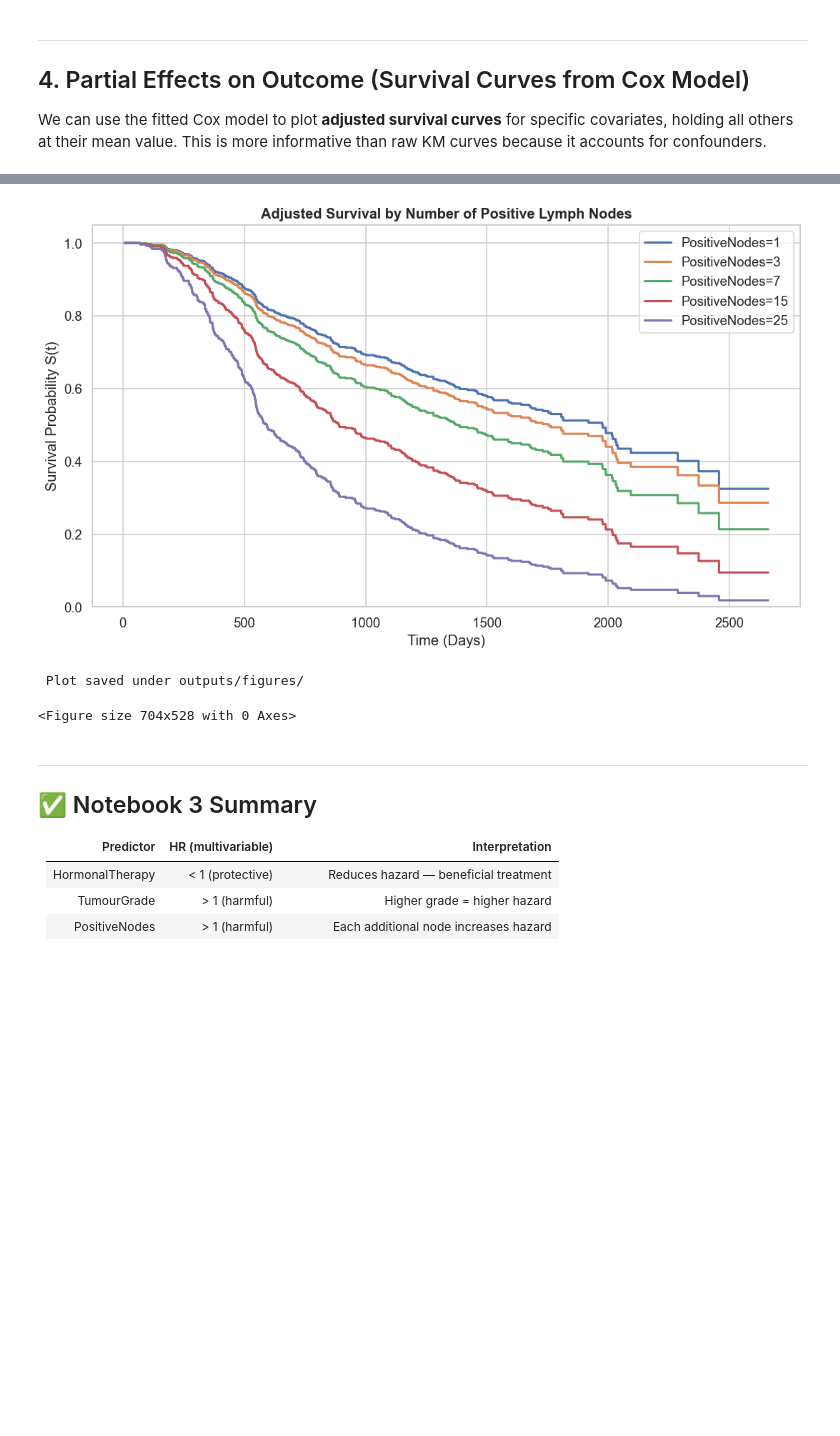
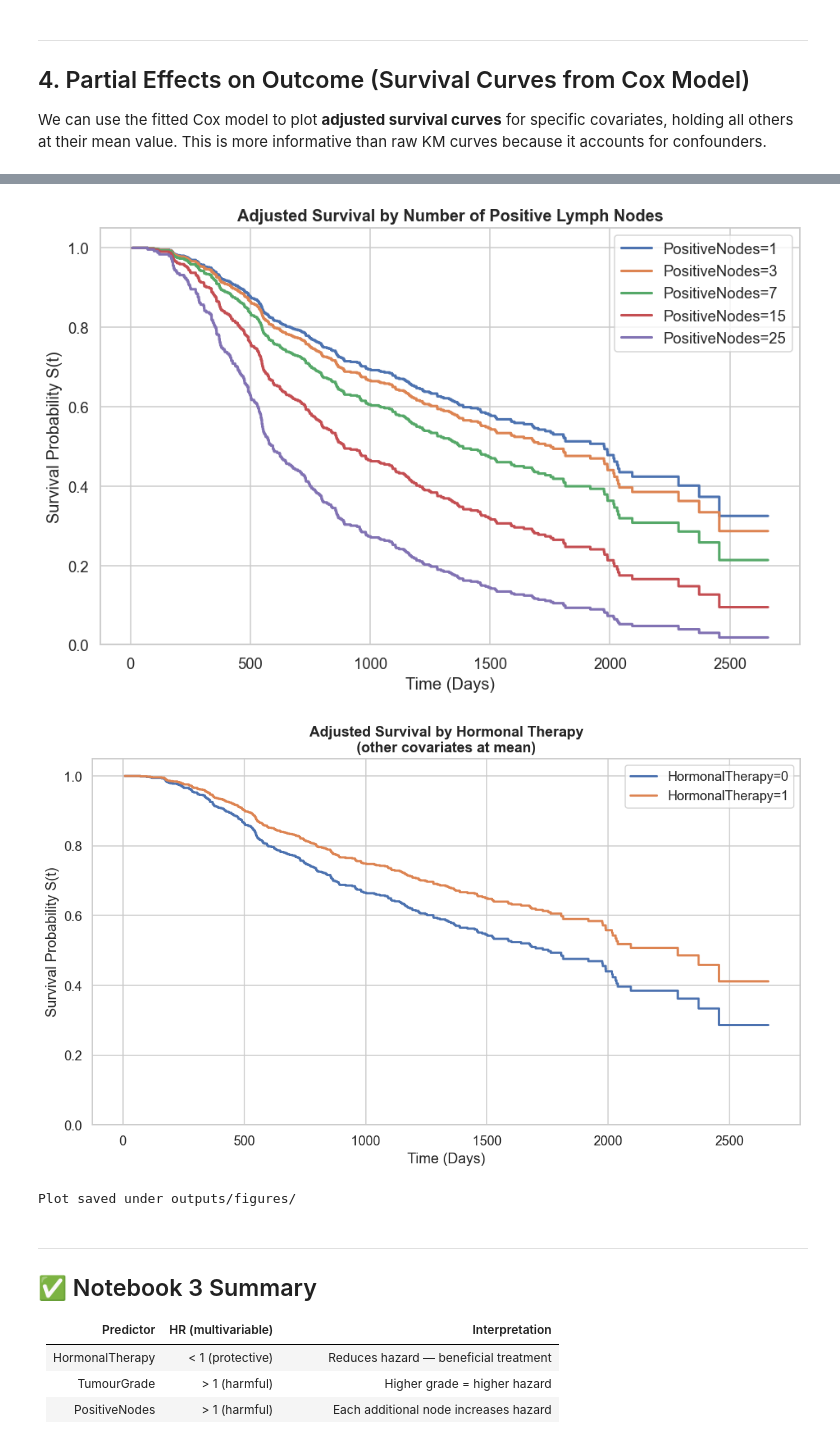
Before and after one commit to Stellamarries-Syombua/disease-survival-analysis, a Jupyter notebook: notebooks/03 Coxph Model.ipynb, the cells around one changed output, grey strips where cells are left out. Drawn from its saved outputs; the diff is of its cells as text; code cells hidden in the pictures; blank space fills up the shorter version.

```diff
--- a/notebooks/03 Coxph Model.ipynb
+++ b/notebooks/03 Coxph Model.ipynb
@@ -39,11 +39,11 @@ from lifelines import CoxPHFitter
 from lifelines.utils import concordance_index
 import warnings
 warnings.filterwarnings("ignore")
-
+import matplotlib.pyplot as plt
 sns.set_theme(style="whitegrid", font_scale=1.1)
 plt.rcParams["figure.dpi"] = 110
 
-df = pd.read_csv("../data/Raw Data/Processed Data/gbsg2_prepared.csv")
+df = pd.read_csv("../data/Processed Data/gbsg2_prepared.csv")
 
 # Select encoded model columns
 model_cols = [
@@ -283,27 +292,49 @@ print(" Plot saved under outputs/figures/")
 # %%
-# Partial effect of positive nodes (continuous variable)
+# ── Adjusted Survival by Positive Lymph Nodes ────────────────
 fig, ax = plt.subplots(figsize=(10, 6))
-
 cph.plot_partial_effects_on_outcome(
     covariates="PositiveNodes",
     values=[1, 3, 7, 15, 25],
     ax=ax,
     plot_baseline=False,
     lw=2
 )
 ax.set_title("Adjusted Survival by Number of Positive Lymph Nodes",
              fontweight="bold", fontsize=13)
 ax.set_xlabel("Time (Days)")
 ax.set_ylabel("Survival Probability S(t)")
 ax.set_ylim(0, 1.05)
 plt.tight_layout()
-plt.show()
 plt.savefig(
-    "outputs/figures/Adjusted_Survival_by_Number_of_Positive_Lymph_Nodes.png",
+    "../outputs/figures/Adjusted_Survival_by_Number_of_Positive_Lymph_Nodes.png",
     dpi=300,
     bbox_inches="tight"
 )
+plt.show()
+print("Positive Lymph Nodes plot saved.")
 
-print(" Plot saved under outputs/figures/")
+# ── Adjusted Survival by Hormonal Therapy ────────────────────
+fig, ax = plt.subplots(figsize=(10, 6))
+cph.plot_partial_effects_on_outcome(
+    covariates="HormonalTherapy",
+    values=[0, 1],
+    ax=ax,
+    plot_baseline=False,
+    lw=2
+)
+ax.set_title("Adjusted Survival by Hormonal Therapy\n(other covariates at mean)",
+             fontweight="bold")
+ax.set_xlabel("Time (Days)")
+ax.set_ylabel("Survival Probability S(t)")
+ax.set_ylim(0, 1.05)
+plt.tight_layout()
+plt.savefig(
+    "../outputs/figures/Adjusted_Survival_by_Hormonal_Therapy.png",
+    dpi=300,
+    bbox_inches="tight"
+)
+plt.show()
+print("Hormonal Therapy plot saved.")
 # %% [output]
-[figure, old version]
+[figure, new version]
+[figure, added]
@@ -311,4 +342,3 @@ print(" Plot saved under outputs/figures/")
-<Figure size 704x528 with 0 Axes>
 # %% [markdown]
 ---
 ## ✅ Notebook 3 Summary
```
Also changed, not shown: parts of 4 cells of this notebook, 23 other files.
